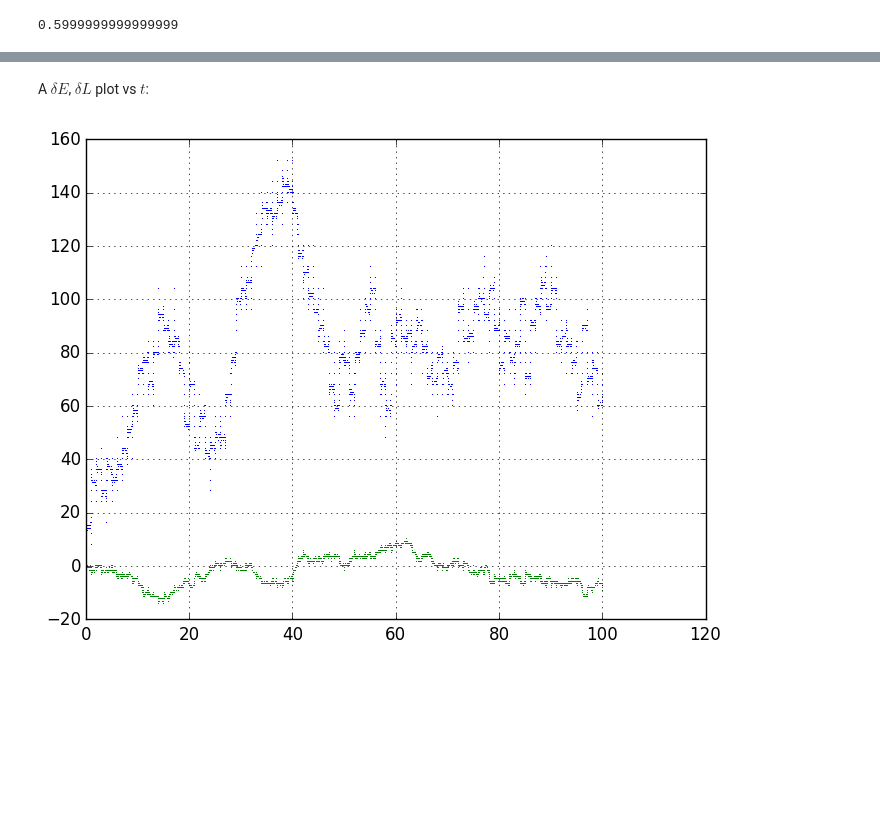
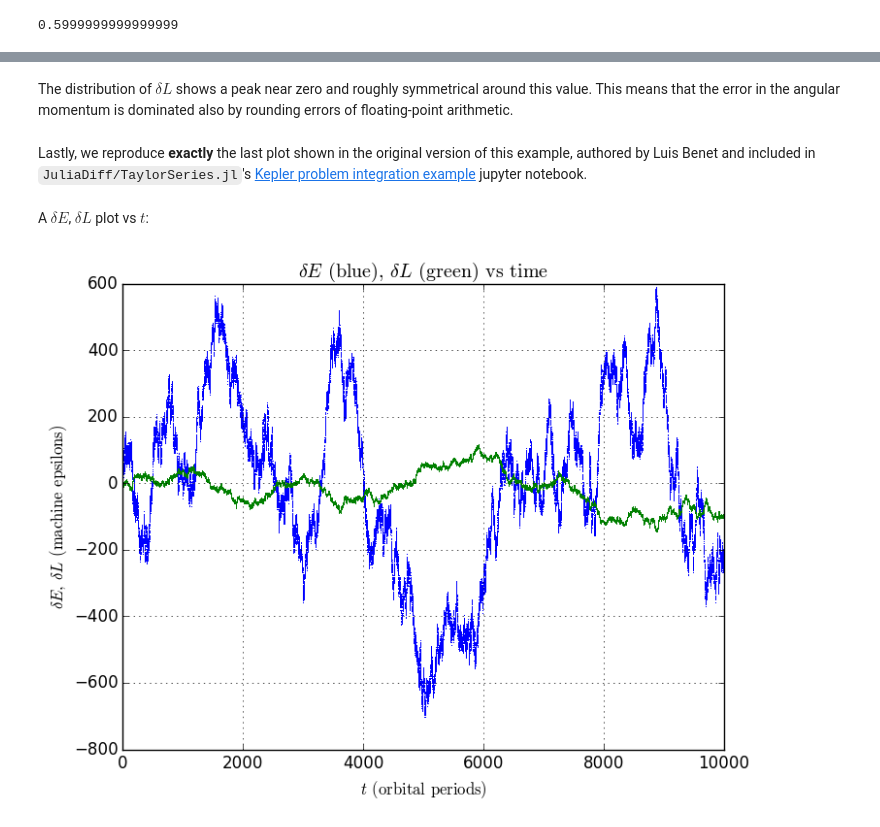
Before and after one commit to PerezHz/TaylorIntegration.jl, a Jupyter notebook: examples/Kepler-problem.ipynb, the cells around one changed output, grey strips where cells are left out. Drawn from its saved outputs; the diff is of its cells as text; code cells hidden in the pictures; blank space fills up the shorter version.

Commit message:
Update example/ notebooks

```diff
--- a/examples/Kepler-problem.ipynb
+++ b/examples/Kepler-problem.ipynb
@@ -74,6 +75,6 @@ The integrator uses polynomial expansions on the independent variable of order `
 
 The current keyword argument is `maxsteps=500`.
 # %%
-#@time t, q = taylorinteg(kepler_problem, q0, t0, 1.0, order, abs_tol, maxsteps=steps); #warm-up lap
+t, q = taylorinteg(kepler_problem, q0, t0, t_max, order, abs_tol, maxsteps=2); #warm-up lap
 @time t, q = taylorinteg(kepler_problem, q0, t0, t_max, order, abs_tol, maxsteps=steps);
 # %% [output]
@@ -96,3 +115,3 @@ The energy function:
 # %%
-H = (x_, y_, u_, v_) -> 0.5.*(u_.*u_+v_.*v_)-μ./sqrt(x_.*x_+y_.*y_)
+H(x_, y_, u_, v_) = 0.5.*(u_.*u_+v_.*v_)-μ./sqrt(x_.*x_+y_.*y_)
 # %% [output]
@@ -129,3 +194,3 @@ The angular momentum function:
 # %%
-ang_mom = (x_, y_, u_, v_) -> x_.*v_-y.*u_
+ang_mom(x_, y_, u_, v_) = x_.*v_-y.*u_
 # %% [output]
@@ -160,7 +237,14 @@ h = plt[:hist]( δL, 20 );
+# %% [markdown]
+The distribution of $\delta L$ shows a peak near zero and roughly symmetrical around this value. This means that the error in the angular momentum is dominated also by rounding errors of floating-point arithmetic.
+# %% [markdown]
+Lastly, we reproduce __exactly__ the last plot shown in the original version of this example, authored by Luis Benet and included in `JuliaDiff/TaylorSeries.jl`'s [Kepler problem integration example](http://nbviewer.jupyter.org/github/JuliaDiff/TaylorSeries.jl/blob/master/examples/1-KeplerProblem.ipynb) jupyter notebook.
 # %% [markdown]
 A $\delta E$, $\delta L$ plot vs $t$:
 # %%
+title(L"\delta E\mathrm{\,(blue),\,}\delta L\mathrm{\,(green)\,vs\,time}")
+ylabel(L"\delta E\mathrm{,\,}\delta L\,\mathrm{(machine\,epsilons)}")
+xlabel(L"t\,\mathrm{(orbital\,periods)}")
 grid(true)
 plot(t/(2π), δE/eps(Float64), "b,", t/(2π), δL/eps(Float64), "g,");
 # %% [output]
-[figure, old version]
+[figure, new version]
```
Also changed, not shown: parts of 47 cells of this notebook, 1 other file.
